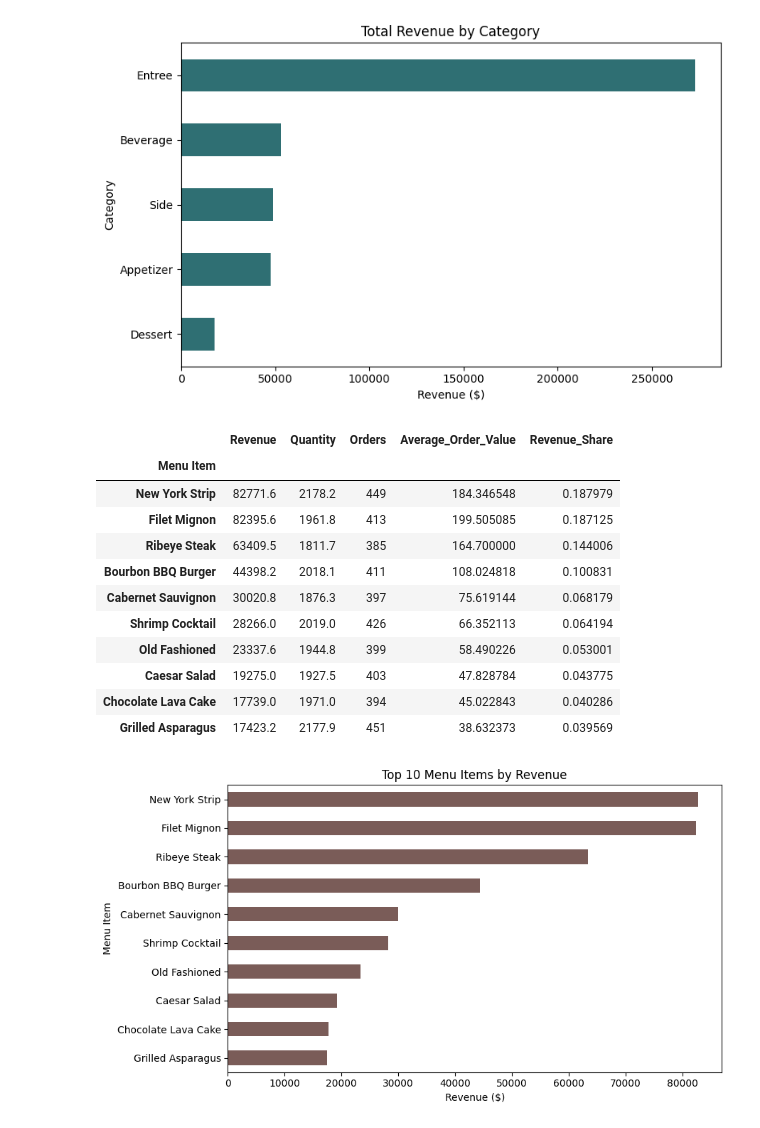
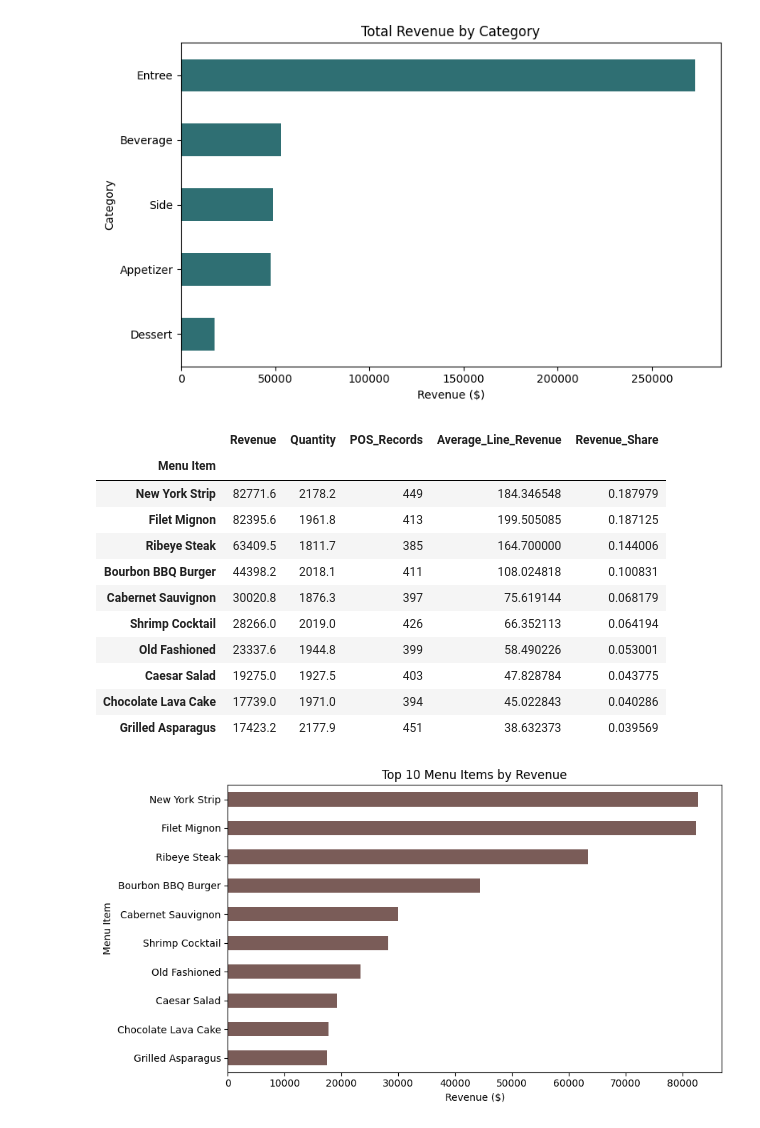
Before and after one commit to antoguarr/RestaurantAnalytics, a Jupyter notebook: notebooks/eda.ipynb, the cells around one changed output. Cells and saved outputs as stored; diff of their text form; code cells hidden in the pictures.

```diff
--- a/notebooks/eda.ipynb
+++ b/notebooks/eda.ipynb
@@ -161,19 +161,19 @@ plt.show()
 # %%
 top_items = (
     df.groupby("Menu Item")
     .agg(
         Revenue=("Revenue", "sum"),
         Quantity=("Quantity", "sum"),
-        Orders=("Revenue", "size"),
-        Average_Order_Value=("Revenue", "mean"),
+        POS_Records=("Revenue", "size"),
+        Average_Line_Revenue=("Revenue", "mean"),
     )
     .sort_values("Revenue", ascending=False)
 )
 
 top_items["Revenue_Share"] = top_items["Revenue"] / total_revenue
 top_items.head(10)
 # %% [output]
-|  | Revenue | Quantity | Orders | Average_Order_Value | Revenue_Share |
+|  | Revenue | Quantity | POS_Records | Average_Line_Revenue | Revenue_Share |
 | Menu Item |  |  |  |  |  |
 | New York Strip | 82771.6 | 2178.2 | 449 | 184.346548 | 0.187979 |
 | Filet Mignon | 82395.6 | 1961.8 | 413 | 199.505085 | 0.187125 |
```
Also changed, not shown: parts of 10 cells of this notebook, 16 other files.
